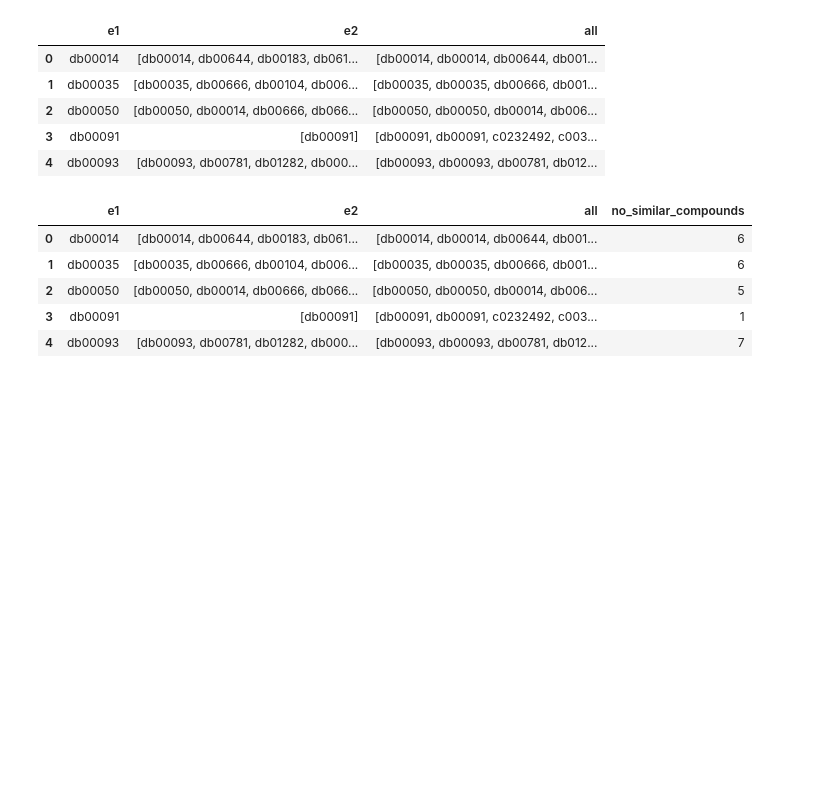
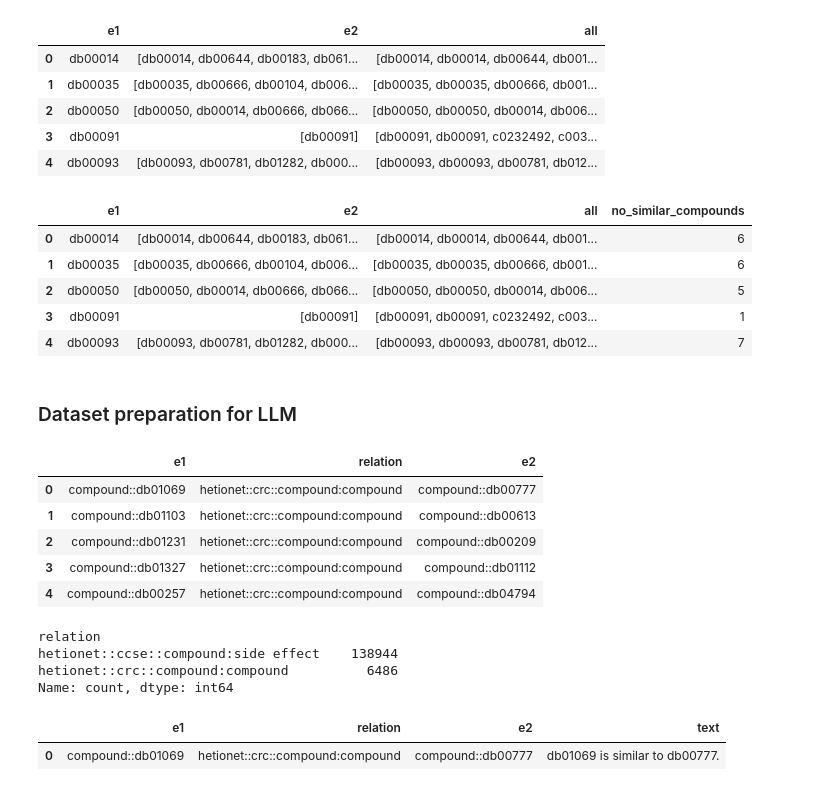
Before and after one commit to AkhilSurya-2124/Drug-Repurposing-usingLLM, a Jupyter notebook: notebook/1_dataset_preparation.ipynb, the cells around one changed output. Cells and saved outputs as stored; diff of their text form; code cells hidden in the pictures; blank space fills up the shorter version.

```diff
--- a/notebook/1_dataset_preparation.ipynb
+++ b/notebook/1_dataset_preparation.ipynb
@@ -846,3 +846,22 @@ c.head()
 #halucinate without proper data modeling? it would involve making the dataset suit the model... i think it takes a lot of time.
 # %%
 c.to_csv('../data/structured/groupby_data.csv',columns=['e1','e2','all'],index=False)
+# %% [markdown]
+### Dataset preparation for LLM
+# %%
+df = pd.read_csv('../data/structured/filtered_data.csv')
+df.head()
+# %% [output]
+|  | e1 | relation | e2 |
+| 0 | compound::db01069 | hetionet::crc::compound:compound | compound::db00777 |
+| 1 | compound::db01103 | hetionet::crc::compound:compound | compound::db00613 |
+| 2 | compound::db01231 | hetionet::crc::compound:compound | compound::db00209 |
+| 3 | compound::db01327 | hetionet::crc::compound:compound | compound::db01112 |
+| 4 | compound::db00257 | hetionet::crc::compound:compound | compound::db04794 |
+# %%
+df.relation.value_counts()
+# %% [output]
+relation
+hetionet::ccse::compound:side effect    138944
+hetionet::crc::compound:compound          6486
+Name: count, dtype: int64
@@ -848,0 +875,6 @@ c.to_csv('../data/structured/groupby_data.csv',columns=['e1','e2','all'],index=F
+# %%
+df['text'] = df.head(1).apply(lambda x :to_text(x),axis=1)
+df.head(1)
+# %% [output]
+|  | e1 | relation | e2 | text |
+| 0 | compound::db01069 | hetionet::crc::compound:compound | compound::db00777 | db01069 is similar to db00777. |
```
Also changed, not shown: parts of 4 cells of this notebook, 6 other files.
